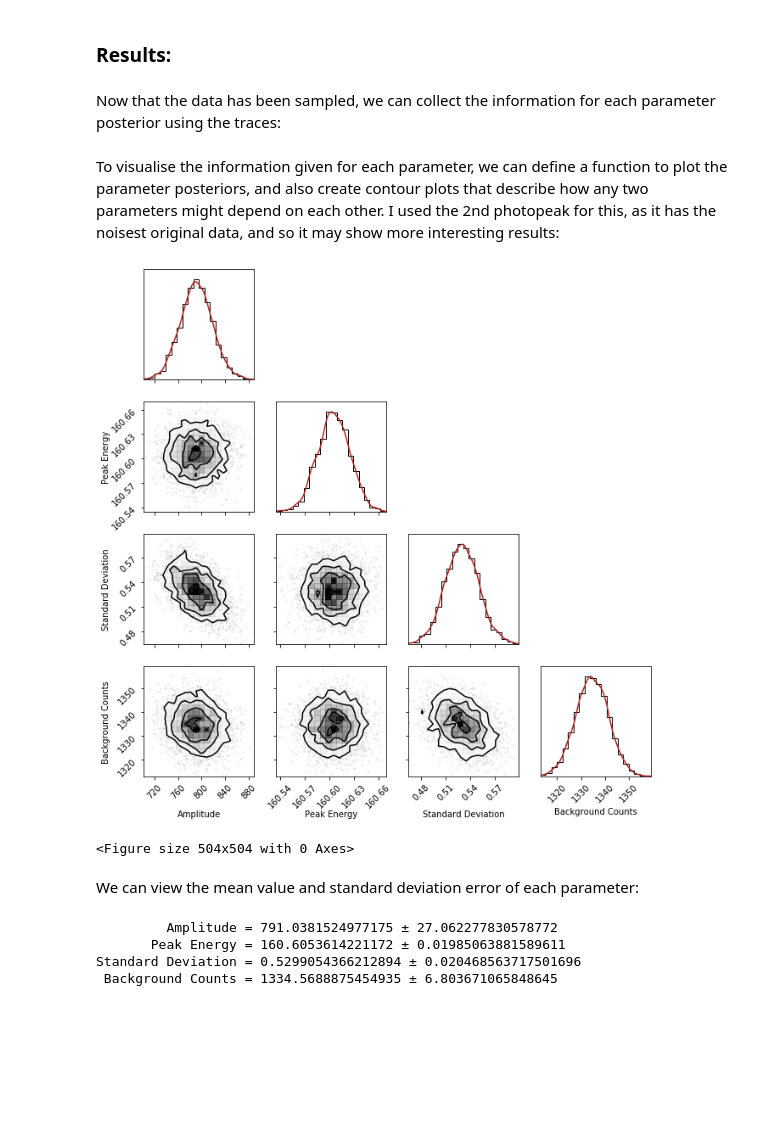
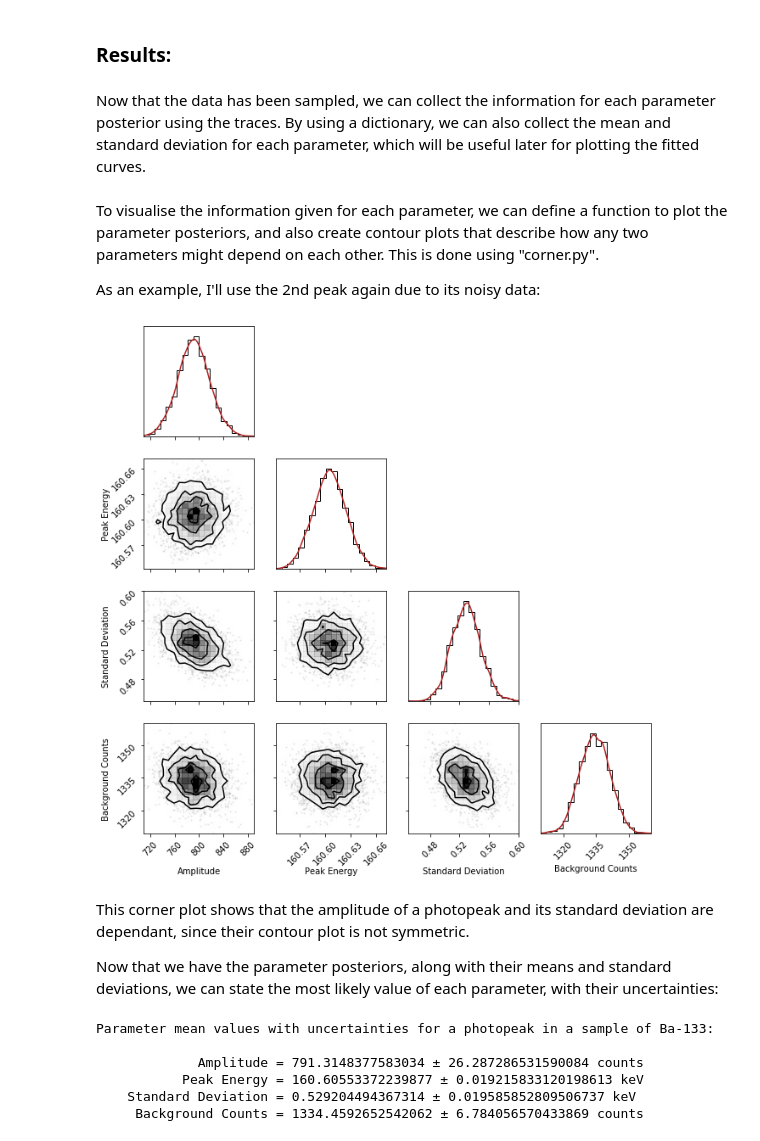
Before and after one commit to Mo-Ghani/Sampling, a Jupyter notebook: PyMC3/PyMC3_GRS.ipynb, the cells around one changed output. Cells and saved outputs as stored; diff of their text form; code cells hidden in the pictures; blank space fills up the shorter version.

```diff
--- a/PyMC3/PyMC3_GRS.ipynb
+++ b/PyMC3/PyMC3_GRS.ipynb
@@ -92,12 +110,12 @@ These 6 peaks appear Gaussian in nature, so we'll attempt to fit Gaussian curves
 def gauss(x, a, xc, w, y0):
     """
     Gaussian function
-    :param x: Array of input points
+    :param x: 1D array of input points
     :param a: Amplitude of peak
     :param xc: Mean peak energy
     :param w: Standard deviation of peak
     :param y0: Background counts under peak
-    :return:
+    :return: 1D array of Gaussian output points
     """
-    return a*np.exp(-(x-xc)**2/(2*abs(w)**2))+y0
+    return a*np.exp(-(x-xc)**2/(2*w**2))+y0
 # %% [markdown]
@@ -113,13 +133,13 @@ Next, create the models for each photopeak by setting the priors for the paramet
 # %%
-for j in range(len(peaks)):
-    with gauss_models[j]:
+for i in range(len(peaks)):
+    with gauss_models[i]:
         # set prior parameters
         # amplitude
-        a_mu = a_guesses[j]    # mean of amplitude of peaks
+        a_mu = a_guesses[i]     # mean of amplitude of peaks
         a_sig = 100.            # standard deviation of amplitude of peaks
 
         # peak energy
-        xc_mu = xc_guesses[j]  # mean of peak energy
+        xc_mu = xc_guesses[i]  # mean of peak energy
         xc_sig = 1.            # standard deviation of peak energy
 
         # standard deviation
@@ -127,7 +147,7 @@ for j in range(len(peaks)):
         w_sig = 1.             # standard deviation of peak standard deviation
 
         # background counts
-        y0_mu = y0_guesses[j]  # mean of background counts
+        y0_mu = y0_guesses[i]  # mean of background counts
         y0_sig = 30.           # standard deviation of background counts
 
         # set normal priors
@@ -137,7 +157,7 @@ for j in range(len(peaks)):
         y0_model = pm.Normal('Background Counts', mu=y0_mu, sd=y0_sig)
 
         # Expected value of outcome
-        mu = gauss(peaks_x[j], a_model, xc_model, w_model, y0_model)
+        mu = gauss(peaks_x[i], a_model, xc_model, w_model, y0_model)
 
-        # Gaussian likelihood of observations
-        Y_obs = pm.Poisson('Y_obs', mu=mu, observed=peaks_y[j])
+        # Poisson likelihood of observations
+        Y_obs = pm.Poisson('Y_obs', mu=mu, observed=peaks_y[i])
@@ -180,7 +285,7 @@ NUTS: [Background Counts, Standard Deviation, Peak Energy, Amplitude]
 # %% [markdown]
 ### Results:
 # %% [markdown]
-Now that the data has been sampled, we can collect the information for each parameter posterior using the traces:
+Now that the data has been sampled, we can collect the information for each parameter posterior using the traces. By using a dictionary, we can also collect the mean and standard deviation for each parameter, which will be useful later for plotting the fitted curves.
 # %%
 # collect traces of each parameter from each peak
 all_pymc3_samples = [np.vstack((trace['Amplitude'],
@@ -200,45 +305,50 @@ for ind in range(len(peaks)):
     resdict[ind]['y0_mu'] = np.mean(all_pymc3_samples[ind][:, 3])
     resdict[ind]['y0_sig'] = np.std(all_pymc3_samples[ind][:, 3])
 # %% [markdown]
-To visualise the information given for each parameter, we can define a function to plot the parameter posteriors, and also create contour plots that describe how any two parameters might depend on each other. I used the 2nd photopeak for this, as it has the noisest original data, and so it may show more interesting results:
+To visualise the information given for each parameter, we can define a function to plot the parameter posteriors, and also create contour plots that describe how any two parameters might depend on each other. This is done using "corner.py".
+
+As an example, I'll use the 2nd peak again due to its noisy data:
 # %%
 def plotposts(samples, labels, **kwargs):
     """
     Function to plot posteriors using corner.py and scipy's gaussian KDE function.
     """
 
     fig = corner.corner(samples, labels=labels, hist_kwargs={'density': True}, **kwargs)
     plt.subplots_adjust(wspace=0.2, hspace=0.2)
-    plt.figure(figsize=(7, 7))
     # plot KDE smoothed version of distributions
     for axidx, samps in zip([0, 5, 10, 15], samples.T):
         kde = gaussian_kde(samps)
         xvals = fig.axes[axidx].get_xlim()
         xvals = np.linspace(xvals[0], xvals[1], 100)
-        fig.axes[axidx].plot(xvals, kde(xvals), color='firebrick')
+        fig.axes[axidx].plot(xvals, kde(xvals), color="firebrick")
 
 # create corner plot for peak with noisiest data
 labels = [r"Amplitude", r"Peak Energy", r"Standard Deviation", r"Background Counts"]
 corner_plot_samples = all_pymc3_samples[1]
 
 plotposts(corner_plot_samples, labels)
 # %% [output]
-[figure, old version]
+[figure, new version]
-<Figure size 504x504 with 0 Axes>
-# %% [markdown]
-We can view the mean value and standard deviation error of each parameter:
+# %% [markdown]
+This corner plot shows that the amplitude of a photopeak and its standard deviation are dependant, since their contour plot is not symmetric.
+
+Now that we have the parameter posteriors, along with their means and standard deviations, we can state the most likely value of each parameter, with their uncertainties:
 # %%
 a, a_err = resdict[1]["a_mu"], resdict[1]["a_sig"]
 xc, xc_err = resdict[1]["xc_mu"], resdict[1]["xc_sig"]
 w, w_err = resdict[1]["w_mu"], resdict[1]["w_sig"]
 y0, y0_err = resdict[1]["y0_mu"], resdict[1]["y0_sig"]
 
-print("         Amplitude = {} \u00B1 {} \n".format(a, a_err) +
-      "       Peak Energy = {} \u00B1 {} \n".format(xc, xc_err) +
-      "Standard Deviation = {} \u00B1 {} \n".format(w, w_err) +
-      " Background Counts = {} \u00B1 {} \n".format(y0, y0_err))
+print("Parameter mean values with uncertainties for a photopeak in a sample of Ba-133: \n" + " \n " +
+      "            Amplitude = {} \u00B1 {} counts \n".format(a, a_err) +
+      "           Peak Energy = {} \u00B1 {} keV \n".format(xc, xc_err) +
+      "    Standard Deviation = {} \u00B1 {} keV \n".format(w, w_err) +
+      "     Background Counts = {} \u00B1 {} counts \n".format(y0, y0_err))
 # %% [output]
-         Amplitude = 791.0381524977175 ± 27.062277830578772
-       Peak Energy = 160.6053614221172 ± 0.01985063881589611
-Standard Deviation = 0.5299054366212894 ± 0.020468563717501696
- Background Counts = 1334.5688875454935 ± 6.803671065848645
+Parameter mean values with uncertainties for a photopeak in a sample of Ba-133:
+
+             Amplitude = 791.3148377583034 ± 26.287286531590084 counts
+           Peak Energy = 160.60553372239877 ± 0.019215833120198613 keV
+    Standard Deviation = 0.529204494367314 ± 0.019585852809506737 keV
+     Background Counts = 1334.4592652542062 ± 6.784056570433869 counts
```
Also changed, not shown: parts of 39 cells of this notebook.
